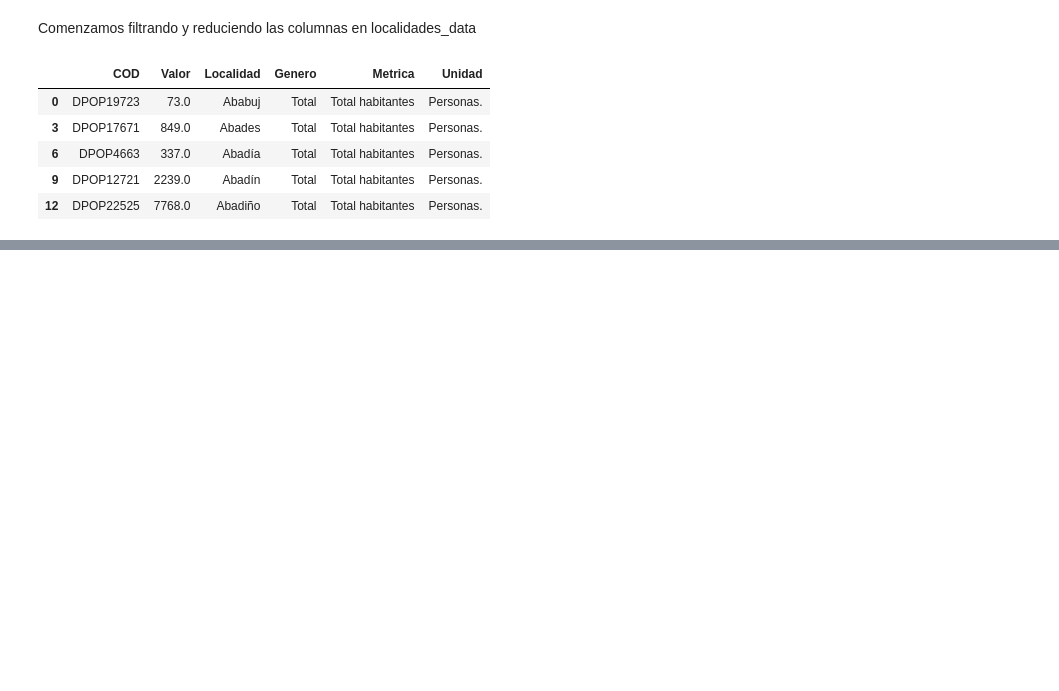
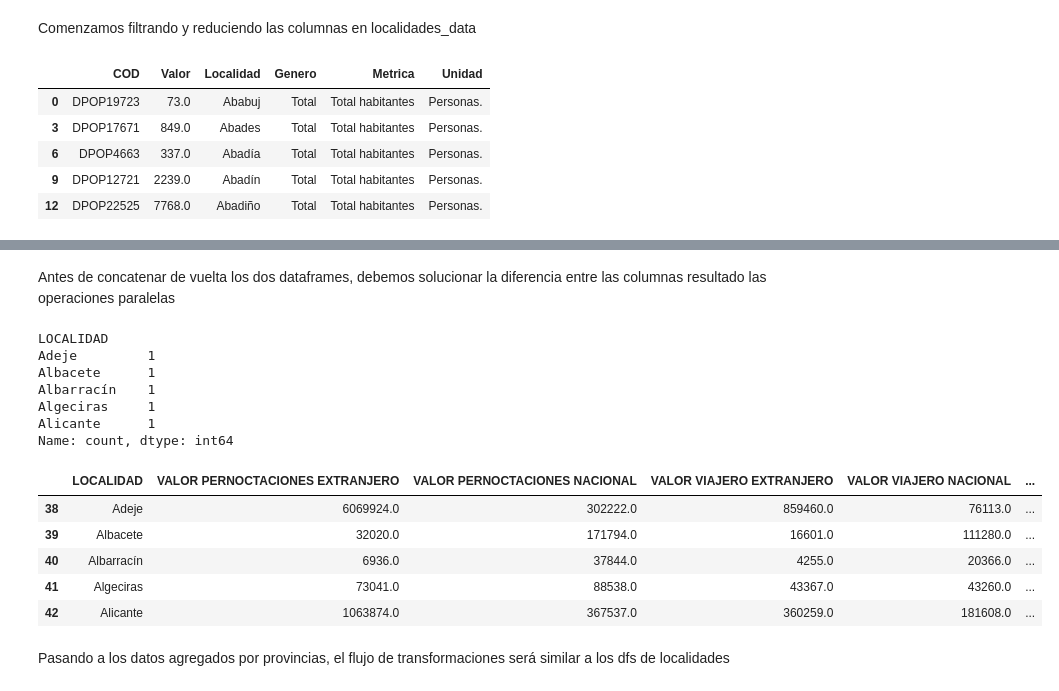
Before and after one commit to manuss05/TUI-AI-DASHBOARD-TFM, a Jupyter notebook: revision_datos.ipynb, the cells around one changed output, grey strips where cells are left out. Drawn from its saved outputs; the diff is of its cells as text; code cells hidden in the pictures; blank space fills up the shorter version.

```diff
--- a/revision_datos.ipynb
+++ b/revision_datos.ipynb
@@ -175,0 +328,40 @@ localidades_data.head()
+# %% [markdown]
+Antes de concatenar de vuelta los dos dataframes, debemos solucionar la diferencia entre las columnas resultado las operaciones paralelas
+# %%
+#Unificados nombres de columnas
+columnas = (INE_localidades_nac.columns
+            .str.strip() #Eliminamos espacios al inicio y final
+            .str.replace('  ', ' ', regex= False) # suprimimos dobles espaciados
+            .str.upper() #Normalizamos todas las columnas a mayusculas
+            )
+# Aplicamos
+INE_localidades2.columns = columnas
+INE_localidades_nac.columns = columnas
+
+# Unimos los Dfs
+INE_localidades = pd.concat([INE_localidades2, INE_localidades_nac], ignore_index=True)
+
+# Filtramos para suprimir que no tienen valores
+INE_localidades = INE_localidades[INE_localidades[INE_localidades.columns[1]] > 0]
+
+# Comprobamos si hay algun duplicado
+print(INE_localidades.value_counts('LOCALIDAD').sort_values(ascending=False).head(5))
+
+# Revisamos
+INE_localidades.sort_values('LOCALIDAD').head()
+# %% [output]
+LOCALIDAD
+Adeje         1
+Albacete      1
+Albarracín    1
+Algeciras     1
+Alicante      1
+Name: count, dtype: int64
+|  | LOCALIDAD | VALOR PERNOCTACIONES EXTRANJERO | VALOR PERNOCTACIONES NACIONAL | VALOR VIAJERO EXTRANJERO | VALOR VIAJERO NACIONAL | ... |
+| 38 | Adeje | 6069924.0 | 302222.0 | 859460.0 | 76113.0 | ... |
+| 39 | Albacete | 32020.0 | 171794.0 | 16601.0 | 111280.0 | ... |
+| 40 | Albarracín | 6936.0 | 37844.0 | 4255.0 | 20366.0 | ... |
+| 41 | Algeciras | 73041.0 | 88538.0 | 43367.0 | 43260.0 | ... |
+| 42 | Alicante | 1063874.0 | 367537.0 | 360259.0 | 181608.0 | ... |
+# %% [markdown]
+Pasando a los datos agregados por provincias, el flujo de transformaciones será similar a los dfs de localidades
```
Also changed, not shown: parts of 9 cells of this notebook.
